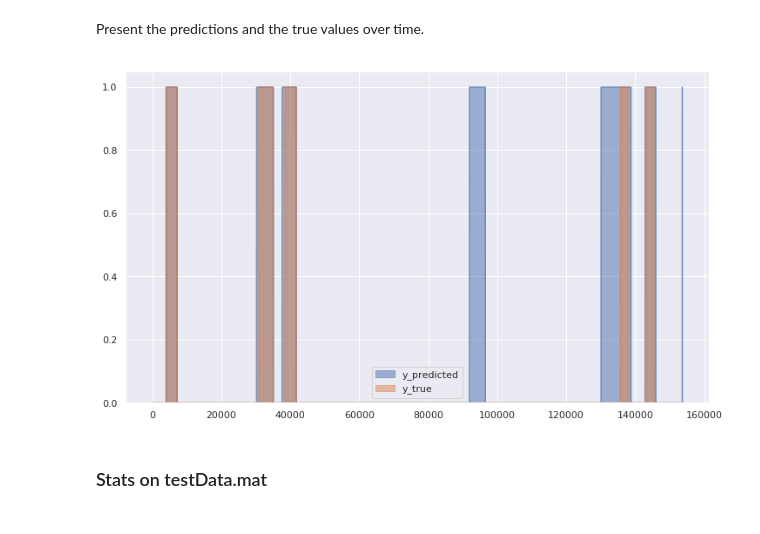
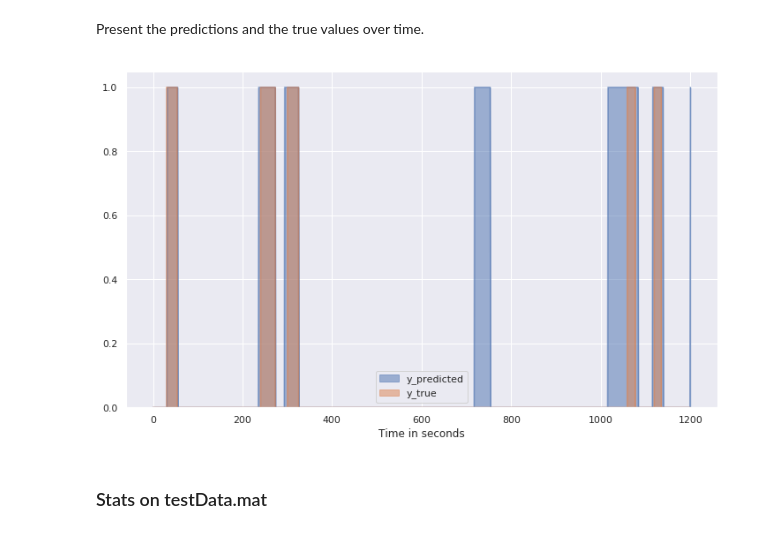
Before and after one commit to franciscosenae/ATHENS2018, a Jupyter notebook: Assignment.ipynb, the cells around one changed output. Drawn from its saved outputs; the diff is of its cells as text; code cells hidden in the pictures.

Commit message:
Minor changes to visualization and notebook

```diff
--- a/Assignment.ipynb
+++ b/Assignment.ipynb
@@ -121,6 +121,7 @@ import importlib; importlib.reload(visualization)
 if len(FEATURES_USED) == 2:
     sns.set_style('white')
     ax = visualization.plot_contours(X, y, clf)
+    ax.set_title('Decision Boundary')
     ax.get_figure().savefig('plots/linear_decision_boundary.png')
     sns.set()
 # %% [output]
@@ -183,10 +184,18 @@ Present the predictions and the true values over time.
 # %%
 eval_df = pd.DataFrame({'y_predicted': y_predicted}, index=test_data.index)
 eval_df['y_true'] = test_data['activity'] == 'brushing'
-ax = eval_df.astype(int).plot(kind='area', stacked=False, alpha=0.5)
+eval_df['seconds'] = eval_df.index / 128
+ax = eval_df.astype(int).plot(
+    x='seconds',
+    y=['y_predicted', 'y_true'],
+    kind='area',
+    stacked=False,
+    alpha=0.5)
+ax.set_xlabel('')
+ax.set_xlabel('Time in seconds')
 ax.get_figure().savefig('plots/linear_testdata_prediction.png')
 # %% [output]
-[figure, old version]
+[figure, new version]
 # %% [markdown]
 ### Stats on testData.mat
 # %%
```
Also changed, not shown: parts of 12 cells of this notebook, 1 other file.
